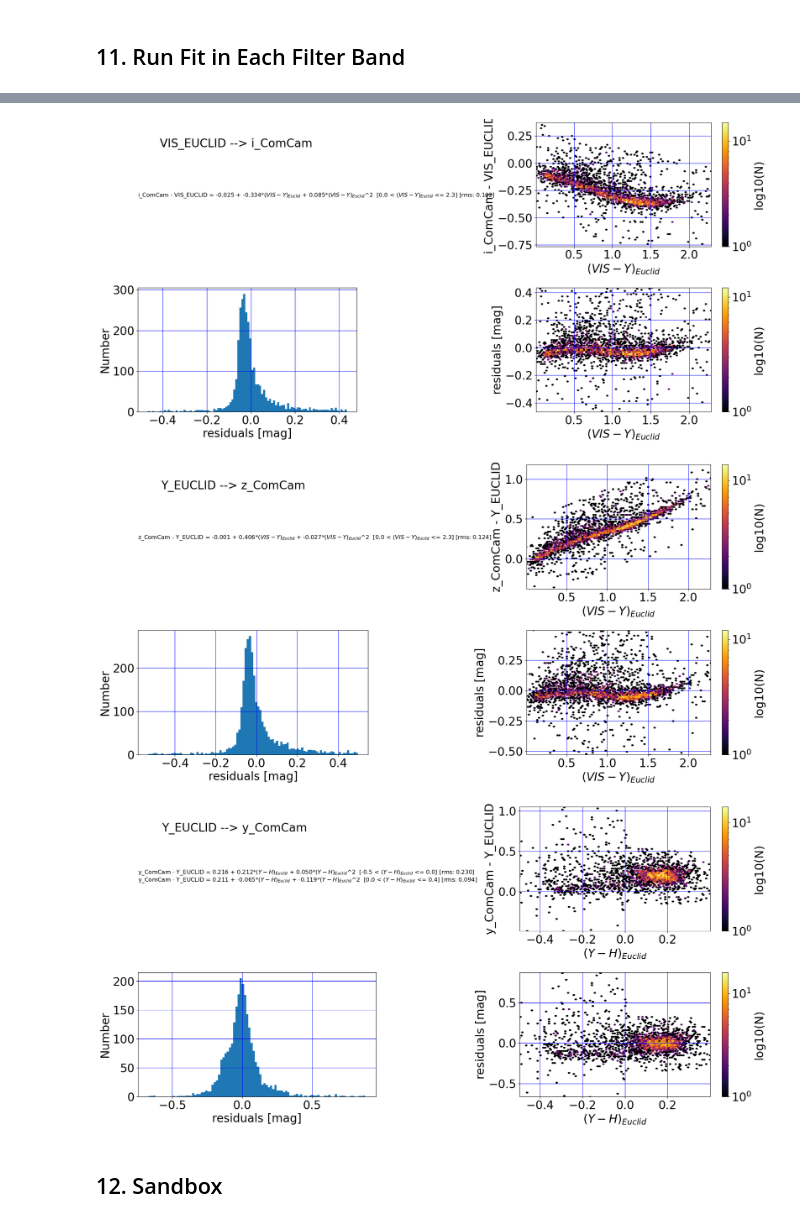
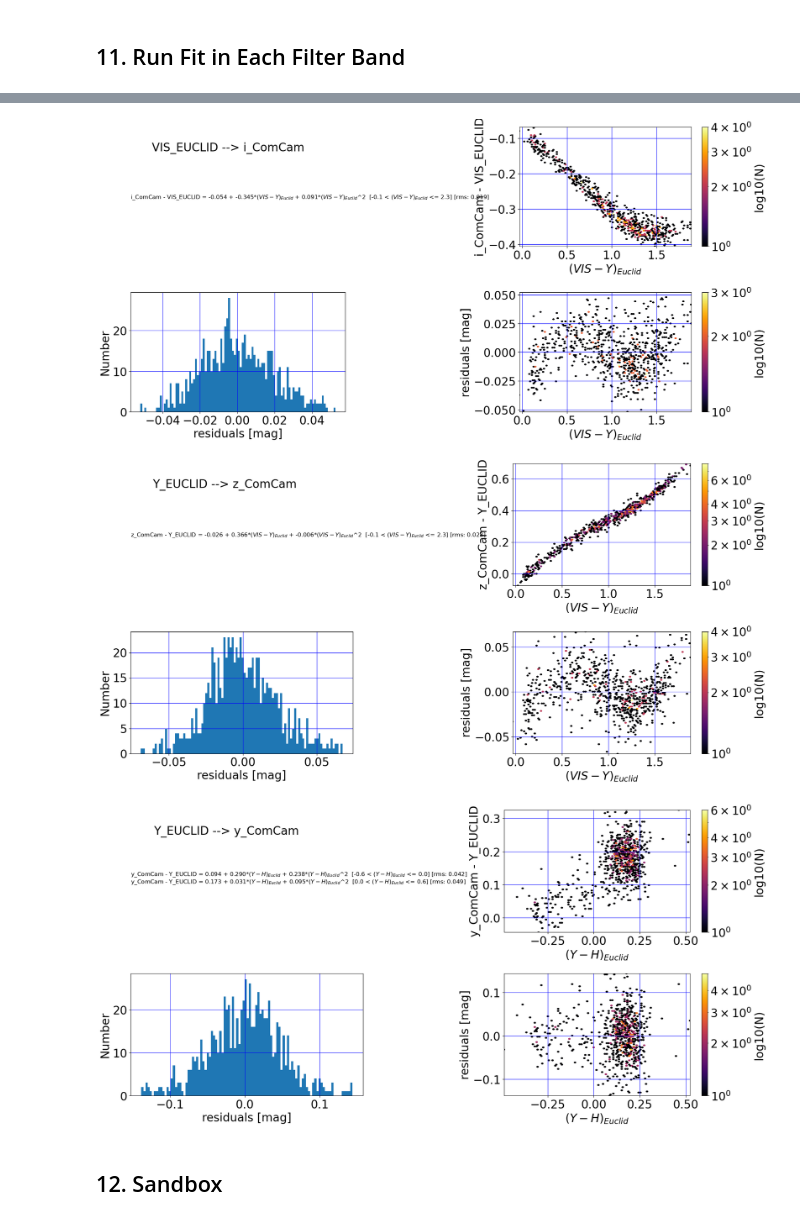
Before and after one commit to lsst-sitcom/sciunit_photocalib, a Jupyter notebook: notebooks/FilterTransforms/TransformationEquations_ComCam_EUCLID.ipynb, the cells around one changed output, grey strips where cells are left out. Drawn from its saved outputs; the diff is of its cells as text; code cells hidden in the pictures.

Commit message:
Updated Euclid transform notebooks and ABoffsets_LSSTobs_calspec.ipynb notebook

```diff
--- a/notebooks/FilterTransforms/TransformationEquations_ComCam_EUCLID.ipynb
+++ b/notebooks/FilterTransforms/TransformationEquations_ComCam_EUCLID.ipynb
@@ -454,8 +461,9 @@ comcam_stars_all
 # %%
 # Find the bounding (ra,dec)'s for the ComCam EDFS field:
-ra_min = comcam_stars_all.coord_ra.min()
-ra_max = comcam_stars_all.coord_ra.max()
-dec_min = comcam_stars_all.coord_dec.min()
-dec_max = comcam_stars_all.coord_dec.max()
+if not useMatchFile:
+    ra_min = comcam_stars_all.coord_ra.min()
+    ra_max = comcam_stars_all.coord_ra.max()
+    dec_min = comcam_stars_all.coord_dec.min()
+    dec_max = comcam_stars_all.coord_dec.max()
 
-print(ra_min, ra_max, dec_min, dec_max)
+    print(ra_min, ra_max, dec_min, dec_max)
@@ -465,4 +471,5 @@ print(ra_min, ra_max, dec_min, dec_max)
 ## 5. Query EUCLID Q1 Catalog
 # %%
 # Invoke TAP service to EUCLID Q1 data....
-euclid_tap = pyvo.dal.TAPService(euclid_tap_url)
+if not useMatchFile:
+    euclid_tap = pyvo.dal.TAPService(euclid_tap_url)
@@ -625,4 +588,5 @@ print(euclid_outcols_lower)
 # %%
-matches, unmatched = cross_match_catalogs(comcam_stars_all, combined_df[euclid_outcols_lower],
-                                          'coord_ra', 'coord_dec',
-                                          'right_ascension', 'declination')
+if not useMatchFile:
+    matches, unmatched = cross_match_catalogs(comcam_stars_all, combined_df[euclid_outcols_lower],
+                                              'coord_ra', 'coord_dec',
+                                              'right_ascension', 'declination')
@@ -837,10 +766,10 @@ mask1 = df["VIS_EUCLID"] > 0.
 mask2 = df["Y_EUCLID"] > 0.
 mask3 = df["H_EUCLID"] > 0.
 mask4 = df["J_EUCLID"] > 0.
-mask5 = (df["VIS_ERR_EUCLID"] > 0.00) & (df["VIS_ERR_EUCLID"] <= 0.01)
-mask6 = (df["Y_ERR_EUCLID"] > 0.00) & (df["Y_ERR_EUCLID"] <= 0.01)
-mask7 = (df["H_ERR_EUCLID"] > 0.00) & (df["H_ERR_EUCLID"] <= 0.01)
-mask8 = (df["J_ERR_EUCLID"] > 0.00) & (df["J_ERR_EUCLID"] <= 0.01)
+mask5 = (df["VIS_ERR_EUCLID"] > 0.00) & (df["VIS_ERR_EUCLID"] <= 0.03)
+mask6 = (df["Y_ERR_EUCLID"] > 0.00) & (df["Y_ERR_EUCLID"] <= 0.03)
+mask7 = (df["H_ERR_EUCLID"] > 0.00) & (df["H_ERR_EUCLID"] <= 0.03)
+mask8 = (df["J_ERR_EUCLID"] > 0.00) & (df["J_ERR_EUCLID"] <= 0.03)
 mask_Euclid = mask1 & mask2 & mask3 & mask4 & mask5 & mask6 & mask7 & mask8
 
 mask1 = df["g_ComCam"] > 0.
@@ -962,7 +891,7 @@ for band in bandList:
         mask_branch = ( (df[color_name_1] >  color_limits_1_dict[band][ibranch]) & \
                         (df[color_name_1] <= color_limits_1_dict[band][ibranch+1]) )
 
-        df_branch = df[mask_branch].copy()
+        df_branch = df[(mask&mask_branch)].copy()
 
         # ... and extract dmag's and color1's for this branch...
         dmag_branch   = df_branch.loc[:,'dmag']
@@ -1063,6 +992,6 @@ y_ComCam - Y_EUCLID = 0.211 + -0.065*$(Y-H)_{Euclid}$ + -0.119*$(Y-H)_{Euclid}$^
-[figure, old version]
+[figure, new version]
-[figure, old version]
+[figure, new version]
-[figure, old version]
+[figure, new version]
 # %%
 raise StopExecution
 # %% [markdown]
```
Also changed, not shown: parts of 30 cells of this notebook, 2 other files.
